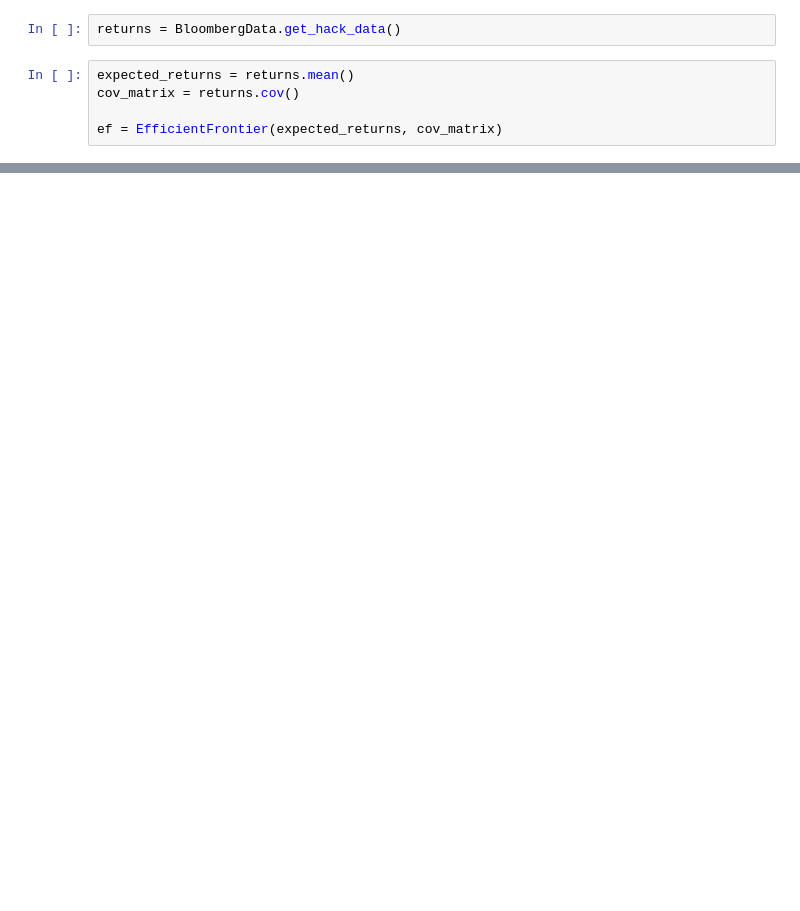
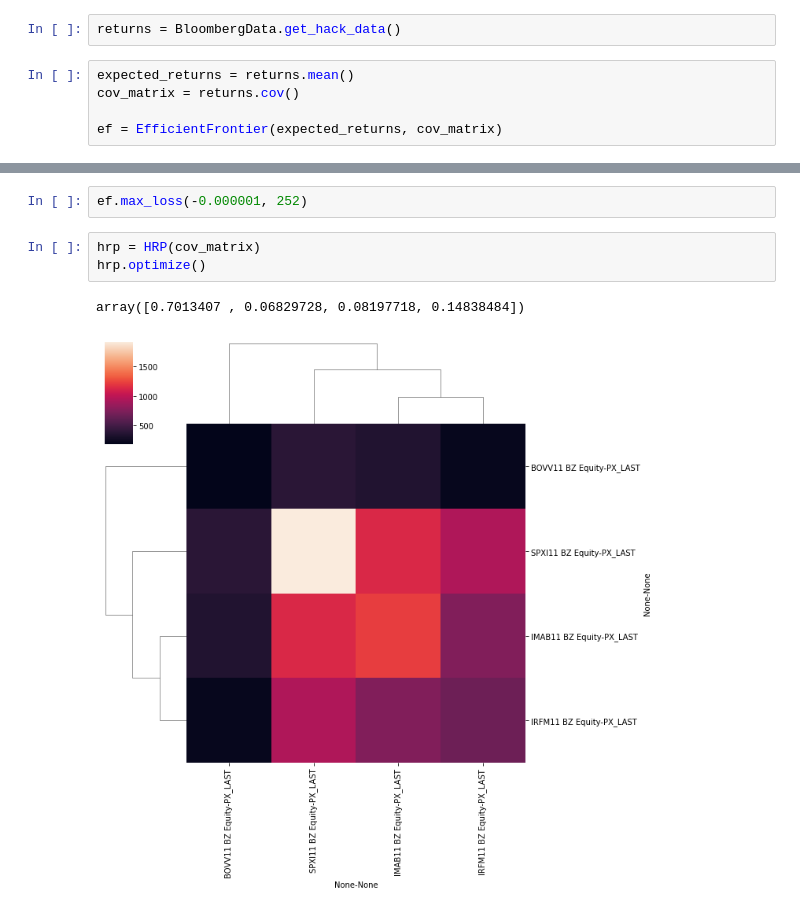
Before and after one commit to turing-usp/hack-itau-quant, a Jupyter notebook: Resolution.ipynb, the cells around one changed output, grey strips where cells are left out. Cells and saved outputs as stored; diff of their text form; blank space fills up the shorter version.

```diff
--- a/Resolution.ipynb
+++ b/Resolution.ipynb
@@ -22,3 +22,11 @@ ef.plot_efficient_frontier(100)
 # %% [output]
 [interactive output not drawn]
 [interactive output not drawn]
+# %%
+ef.max_loss(-0.000001, 252)
+# %%
+hrp = HRP(cov_matrix)
+hrp.optimize()
+# %% [output]
+array([0.7013407 , 0.06829728, 0.08197718, 0.14838484])
+[figure, added]
```
Also changed, not shown: parts of 2 cells of this notebook, 2 other files.
